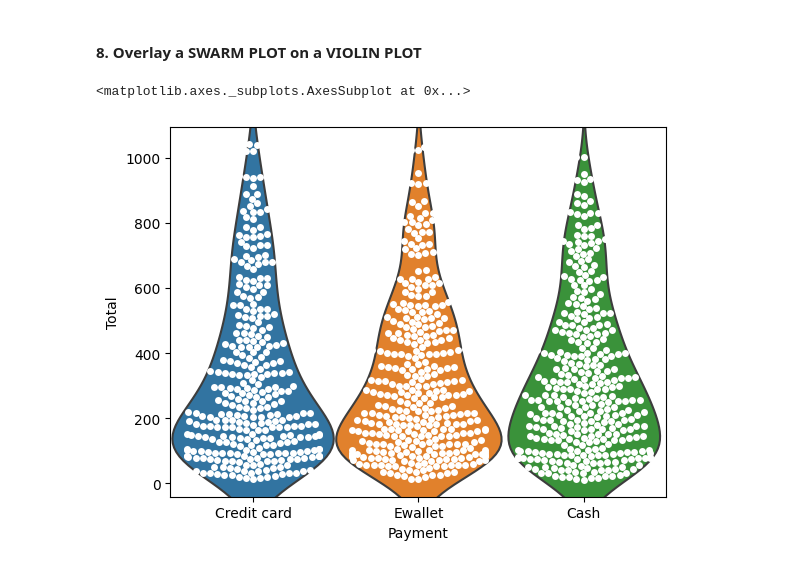
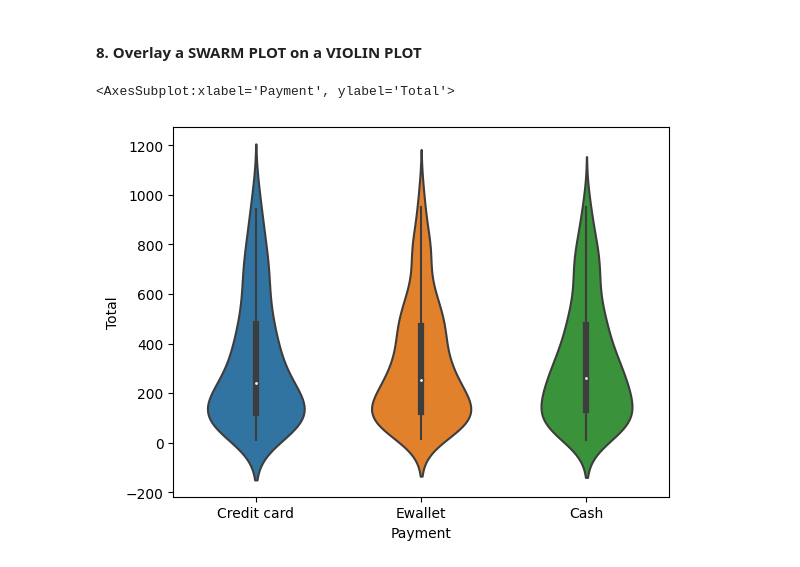
Before and after one commit to olgaklischuk/python-cource, a Jupyter notebook: seaborn/7.SwarmPlot.ipynb, the cells around one changed output. Saved outputs shown, nothing was run; the diff lists cells and outputs as text; code cells hidden in the pictures.

```diff
--- a/seaborn/7.SwarmPlot.ipynb
+++ b/seaborn/7.SwarmPlot.ipynb
@@ -61,8 +61,8 @@ sns.swarmplot(data=mart,y='Total',x='Payment',color='black')
 # %% [markdown]
 #### **8. Overlay a SWARM PLOT on a VIOLIN PLOT**
 # %%
-sns.violinplot(data=mart,y='Total',x='Payment',inner=None,width=1)
-sns.swarmplot(data=mart,y='Total',x='Payment',color='white')
+sns.violinplot(data=mart,y='Total',x='Payment',inner='box',width= .6)
+# sns.swarmplot(data=mart,y='Total',x='Payment',color='white')
 # %% [output]
-<matplotlib.axes._subplots.AxesSubplot at 0x...>
+<AxesSubplot:xlabel='Payment', ylabel='Total'>
-[figure, old version]
+[figure, new version]
```
Also changed, not shown: parts of 5 cells of this notebook.
